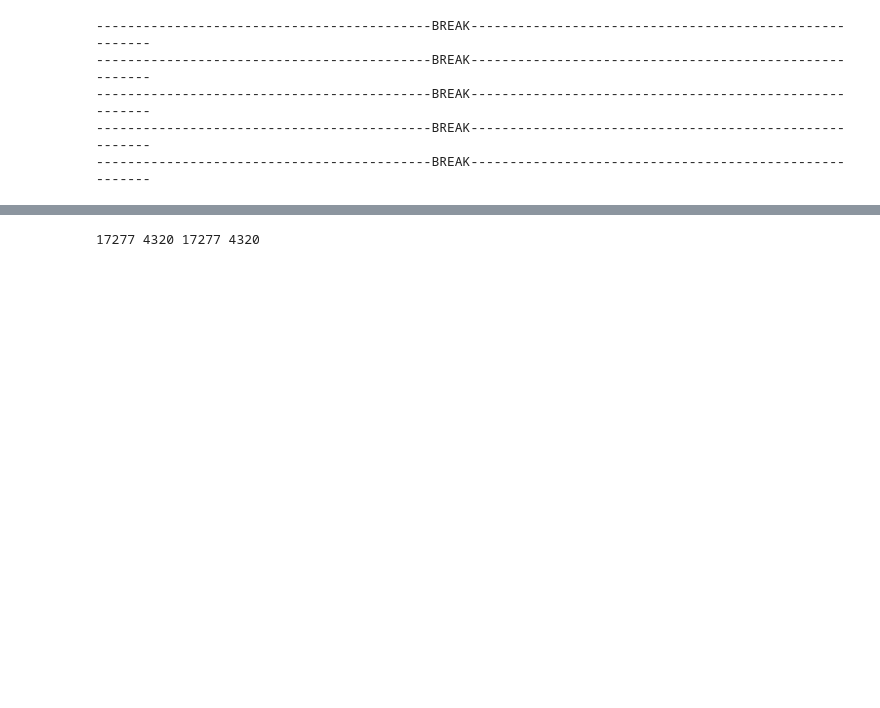
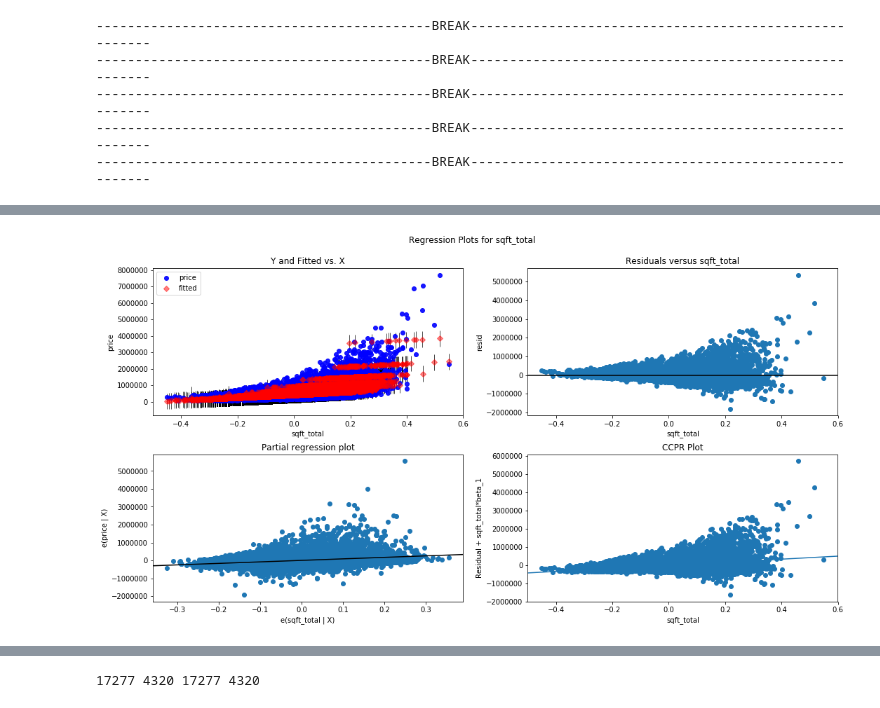
Before and after one commit to steeznation16/dsc-1-final-project-online-ds-ft-100118, a Jupyter notebook: student.ipynb, the cells around one changed output, grey strips where cells are left out. Saved outputs shown, nothing was run; the diff lists cells and outputs as text; code cells hidden in the pictures; blank space fills up the shorter version.

```diff
--- a/student.ipynb
+++ b/student.ipynb
@@ -483,10 +486,10 @@ print('-------------------------------------------BREAK-------------------------
 # %%
-grade = df['grade']
+grade_dummies = pd.get_dummies(df['grade'], prefix="grade")
 logsqft = np.log(df['sqft_total'])
 price = df['price']
-scaled_grade = (grade-np.mean(grade))/(max(grade)-min(grade))
 scaled_sqft = (logsqft-np.mean(logsqft))/(max(logsqft)-min(logsqft))
 data_final = pd.DataFrame([])
-data_final = pd.concat([price, scaled_grade, scaled_sqft], axis=1)
+data_final = pd.concat([price, scaled_sqft, grade_dummies], axis=1)
 y = data_final[["price"]]
 X = data_final.drop(["price"], axis=1)
+data_final.info()
@@ -515,0 +537,4 @@ print(X.head())
+# %%
+f = "price ~ sqft_total+grade_3+grade_4+grade_5+grade_6+grade_7+grade_8+grade_9+grade_10+grade_11+grade_12+grade_13"
+model = ols(formula=f, data=data_final).fit()
+model.summary()
@@ -515,0 +574,6 @@ print(X.head())
+# %%
+fig = plt.figure(figsize=(15,8))
+fig = sm.graphics.plot_regress_exog(model, "sqft_total", fig=fig)
+plt.show()
+# %% [output]
+[figure, added]
```
Also changed, not shown: parts of 15 cells of this notebook.
